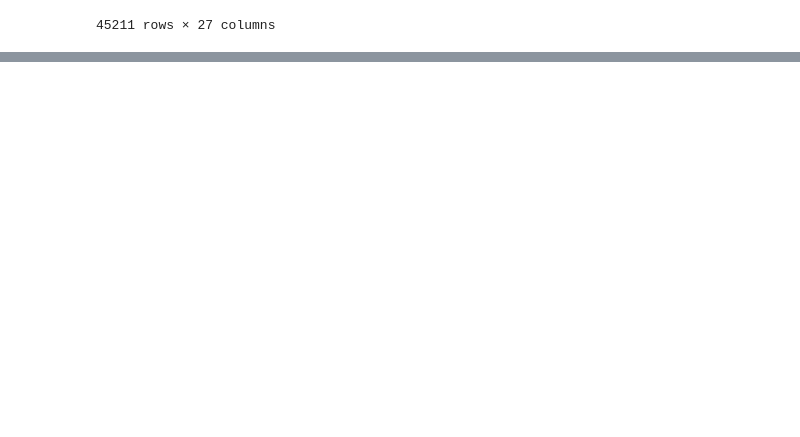
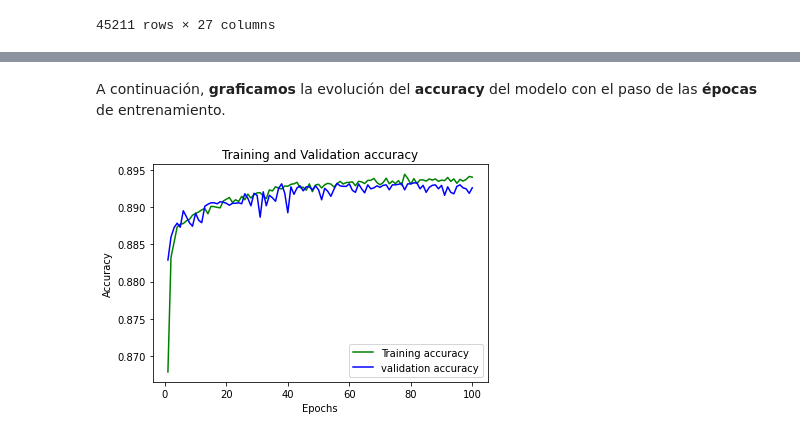
Before and after one commit to estebanhernandezr/Entregas-Semanales, a Jupyter notebook: AndreyEsteban_LizarazoHernandez_proyecto4.ipynb, the cells around one changed output, grey strips where cells are left out. Saved outputs shown, nothing was run; the diff lists cells and outputs as text; code cells hidden in the pictures; blank space fills up the shorter version.

```diff
--- a/AndreyEsteban_LizarazoHernandez_proyecto4.ipynb
+++ b/AndreyEsteban_LizarazoHernandez_proyecto4.ipynb
@@ -401,0 +337,2 @@ def cross_validate_kmeans(N, label):
+# %%
+X_train_def, X_test_def, y_train_def, y_test_def = train_test_split(X, y, test_size=0.33, random_state=42)
@@ -401,0 +341,12 @@ def cross_validate_kmeans(N, label):
+# %%
+network = models.Sequential()
+network.add(layers.Dense(19, activation='softplus'))
+network.add(layers.Dense(2, activation='softplus'))
+network.compile(optimizer = optimizers.Adam(learning_rate=1.2e-2), loss='categorical_crossentropy', metrics=['accuracy'])
+
+epocas = 100
+
+y_train_binary = to_categorical(y_train_def, 2)
+y_test_binary = to_categorical(y_test_def, 2)
+
+history = network.fit(X_train_def, y_train_binary, validation_data=(X_test_def, y_test_binary), epochs=epocas, batch_size = 128)
@@ -401,0 +371,15 @@ def cross_validate_kmeans(N, label):
+# %% [markdown]
+A continuación, **graficamos** la evolución del **accuracy** del modelo con el paso de las **épocas** de entrenamiento.
+# %%
+accu_train = history.history['accuracy']
+accu_val = history.history['val_accuracy']
+epochs = range(1,epocas+1)
+plt.plot(epochs, accu_train, 'g', label='Training accuracy')
+plt.plot(epochs, accu_val, 'b', label='validation accuracy')
+plt.title('Training and Validation accuracy')
+plt.xlabel('Epochs')
+plt.ylabel('Accuracy')
+plt.legend()
+plt.show()
+# %% [output]
+[figure, added]
```
Also changed, not shown: parts of 52 cells of this notebook.
